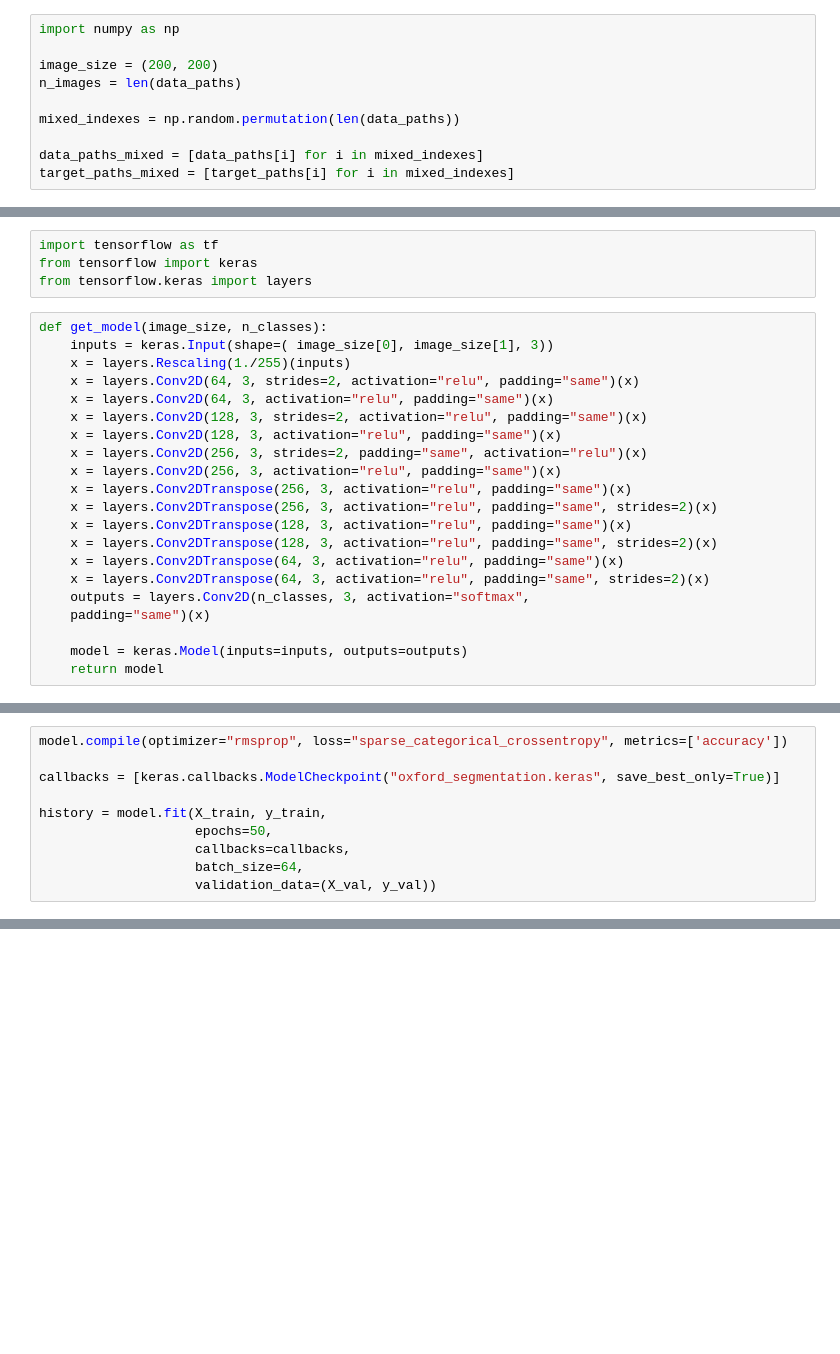
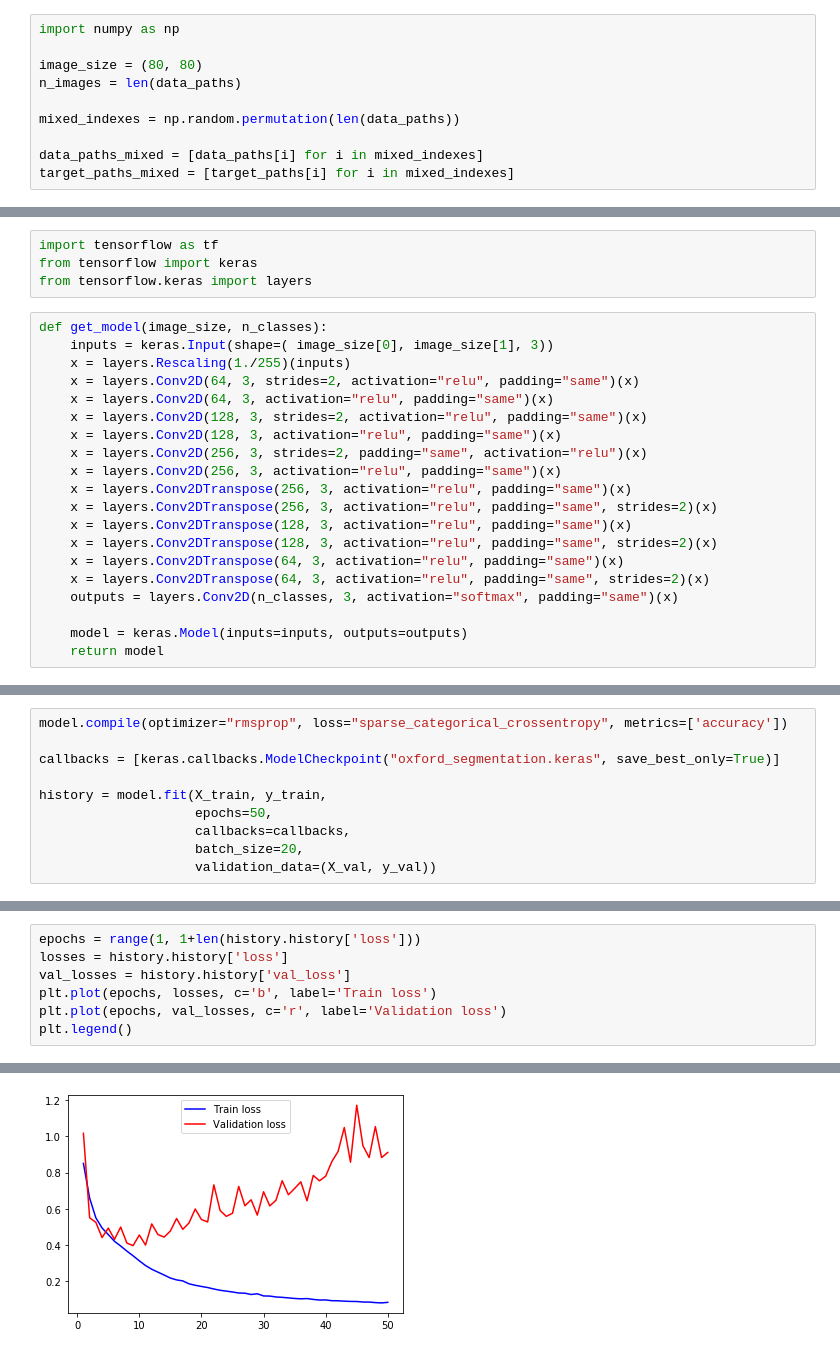
Before and after one commit to AlexeyMarg/ML_models, a Jupyter notebook: keras/8.CNN_vision2.ipynb, the cells around one changed output, grey strips where cells are left out. Drawn from its saved outputs; the diff is of its cells as text; blank space fills up the shorter version.

```diff
--- a/keras/8.CNN_vision2.ipynb
+++ b/keras/8.CNN_vision2.ipynb
@@ -37,7 +37,7 @@ display_target(img)
 # %%
 import numpy as np
 
-image_size = (200, 200)
+image_size = (80, 80)
 n_images = len(data_paths)
 
 mixed_indexes = np.random.permutation(len(data_paths))
@@ -93,8 +97,7 @@ def get_model(image_size, n_classes):
     x = layers.Conv2DTranspose(128, 3, activation="relu", padding="same", strides=2)(x)
     x = layers.Conv2DTranspose(64, 3, activation="relu", padding="same")(x)
     x = layers.Conv2DTranspose(64, 3, activation="relu", padding="same", strides=2)(x)
-    outputs = layers.Conv2D(n_classes, 3, activation="softmax",
-    padding="same")(x)
+    outputs = layers.Conv2D(n_classes, 3, activation="softmax", padding="same")(x)
 
     model = keras.Model(inputs=inputs, outputs=outputs)
     return model
@@ -127,7 +130,7 @@ callbacks = [keras.callbacks.ModelCheckpoint("oxford_segmentation.keras", save_b
 history = model.fit(X_train, y_train,
                     epochs=50,
                     callbacks=callbacks,
-                    batch_size=64,
+                    batch_size=20,
                     validation_data=(X_val, y_val))
 # %% [output]
 Epoch 1/50
@@ -137,0 +157,8 @@ Hint: If you want to see a list of allocated tensors when OOM happens, add repor
+# %%
+epochs = range(1, 1+len(history.history['loss']))
+losses = history.history['loss']
+val_losses = history.history['val_loss']
+plt.plot(epochs, losses, c='b', label='Train loss')
+plt.plot(epochs, val_losses, c='r', label='Validation loss')
+plt.legend()
+# %% [output]
@@ -137,0 +166 @@ Hint: If you want to see a list of allocated tensors when OOM happens, add repor
+[figure, added]
```
Also changed, not shown: parts of 20 cells of this notebook, 5 other files.
